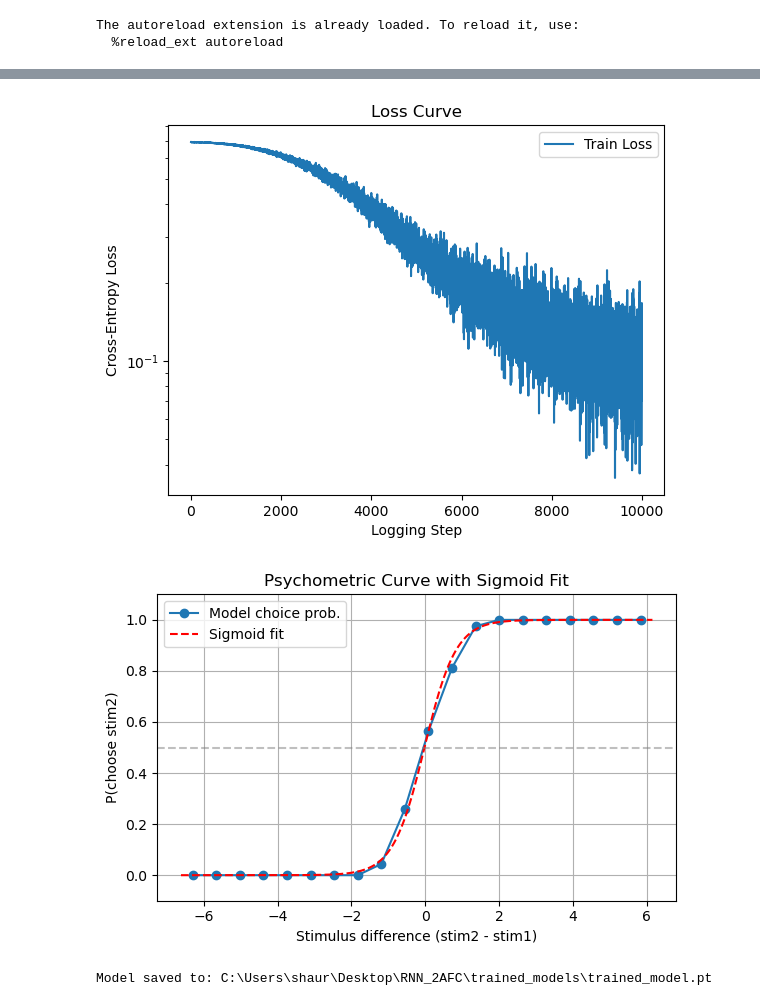
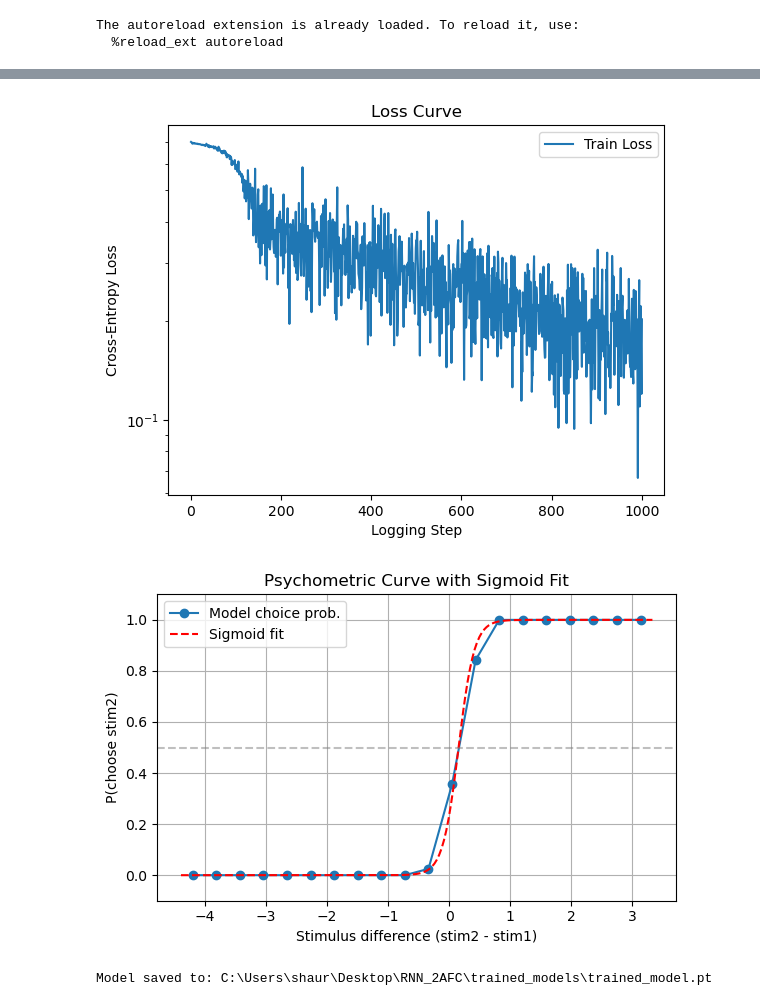
Before and after one commit to shauryagoyall/RNN_2AFC, a Jupyter notebook: notebooks/2_ModelSimulationAndAnalysis.ipynb, the cells around one changed output, grey strips where cells are left out. Cells and saved outputs as stored; diff of their text form; code cells hidden in the pictures.

```diff
--- a/notebooks/2_ModelSimulationAndAnalysis.ipynb
+++ b/notebooks/2_ModelSimulationAndAnalysis.ipynb
@@ -12,8 +12,8 @@ from src.data_generator import TwoAFCGenerator
 import torch
 import os
 # %%
-lr = 1e-4
-num_epochs = 10000
+lr = 1e-3
+num_epochs =1000
 # %%
-trained_model, losses, accuracy = train_model(lr, num_epochs)
+trained_model, losses, _ = train_model(lr, num_epochs)
 # %% [output]
@@ -22,11 +22,11 @@ Step 10000/10000 — Loss: 0.1145, Acc: 100.0%
 # %%
-plot_learning_curves(losses, accuracy, val_losses=None, val_accs=None)
+plot_learning_curves(losses)
 # %% [output]
-[figure, old version]
+[figure, new version]
 # %%
 plot_psychometric_curve(trained_model)
 # %% [output]
-[figure, old version]
+[figure, new version]
 # %%
 current_dir = os.getcwd()
 
```
Also changed, not shown: parts of 7 cells of this notebook, 8 other files.
